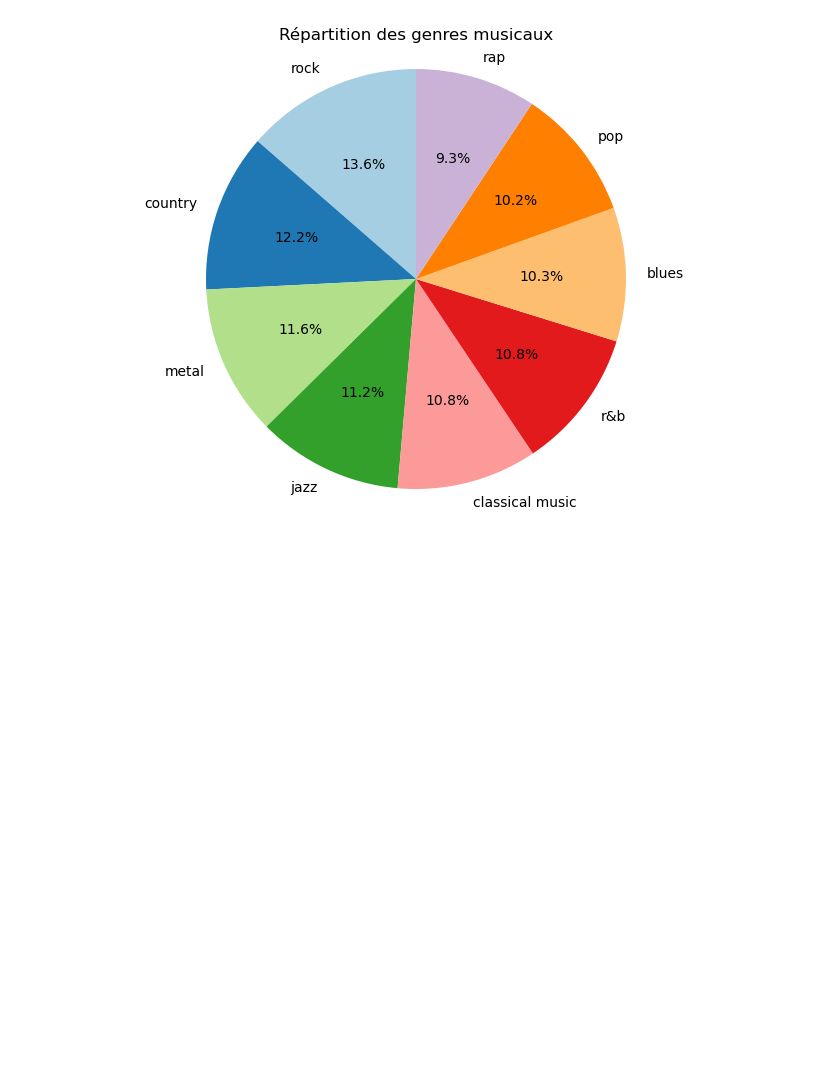
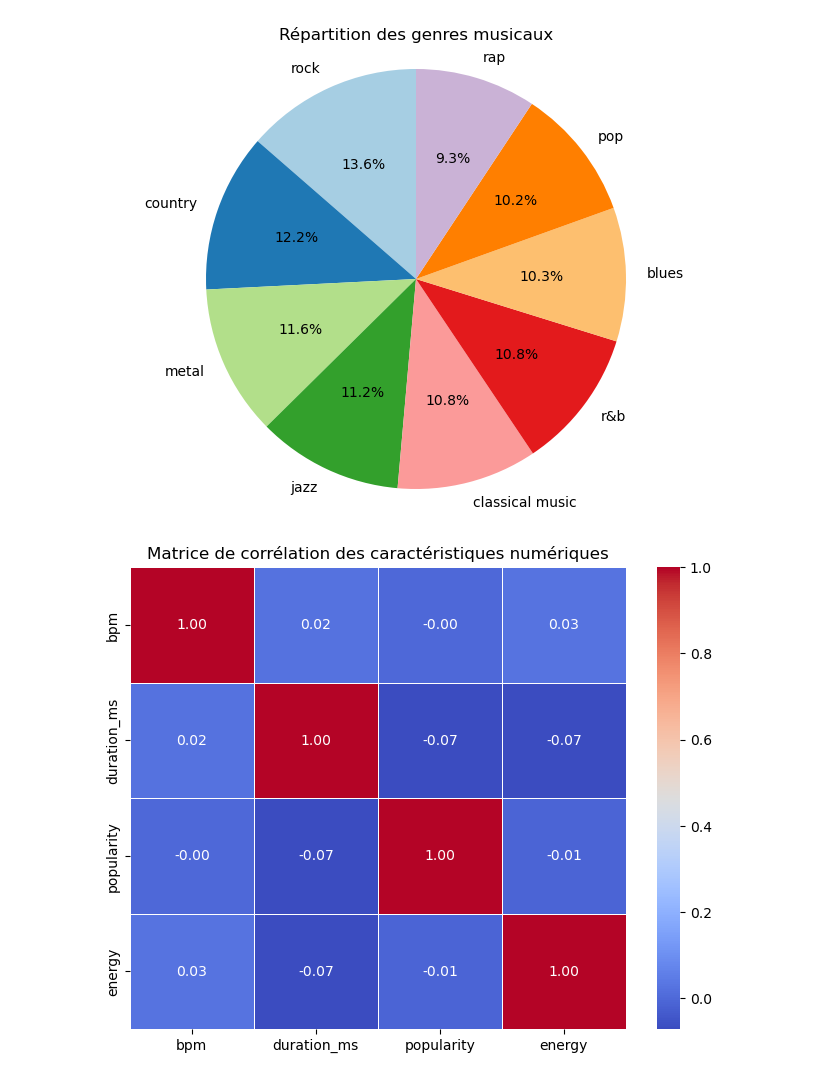
Before and after one commit to moranenzo/PY-Feeling-Detection-in-Music, a Jupyter notebook: src/data-visualization.ipynb, the cells around one changed output. Cells and saved outputs as stored; diff of their text form; code cells hidden in the pictures; blank space fills up the shorter version.

Commit message:
Add genre distribution visualization

```diff
--- a/src/data-visualization.ipynb
+++ b/src/data-visualization.ipynb
@@ -77,3 +78,24 @@ def plot_genre_distribution(data, genre_list):
 plot_genre_distribution(Dataset_Genres_bis, final_genre_list)
 # %% [output]
 [figure]
+# %%
+#import seaborn as sns
+#import matplotlib.pyplot as plt
+
+def plot_correlation_matrix(Dataset_Genres_bis, final_genre_list):
+    # Filtrer uniquement les colonnes numériques du DataFrame
+    numerical_data = Dataset_Genres_bis[['bpm', 'duration_ms', 'popularity', 'energy']]
+
+    # Calculer la matrice de corrélation
+    correlation_matrix = numerical_data.corr()
+
+    # Tracer la matrice de corrélation avec un heatmap
+    plt.figure(figsize=(8, 6))
+    sns.heatmap(correlation_matrix, annot=True, cmap='coolwarm', fmt='.2f', linewidths=0.5)
+    plt.title('Matrice de corrélation des caractéristiques numériques')
+    plt.show()
+
+# Application à nos données
+plot_correlation_matrix(Dataset_Genres_bis, final_genre_list)
+# %% [output]
+[figure, added]
```
Also changed, not shown: parts of 1 cell of this notebook.
